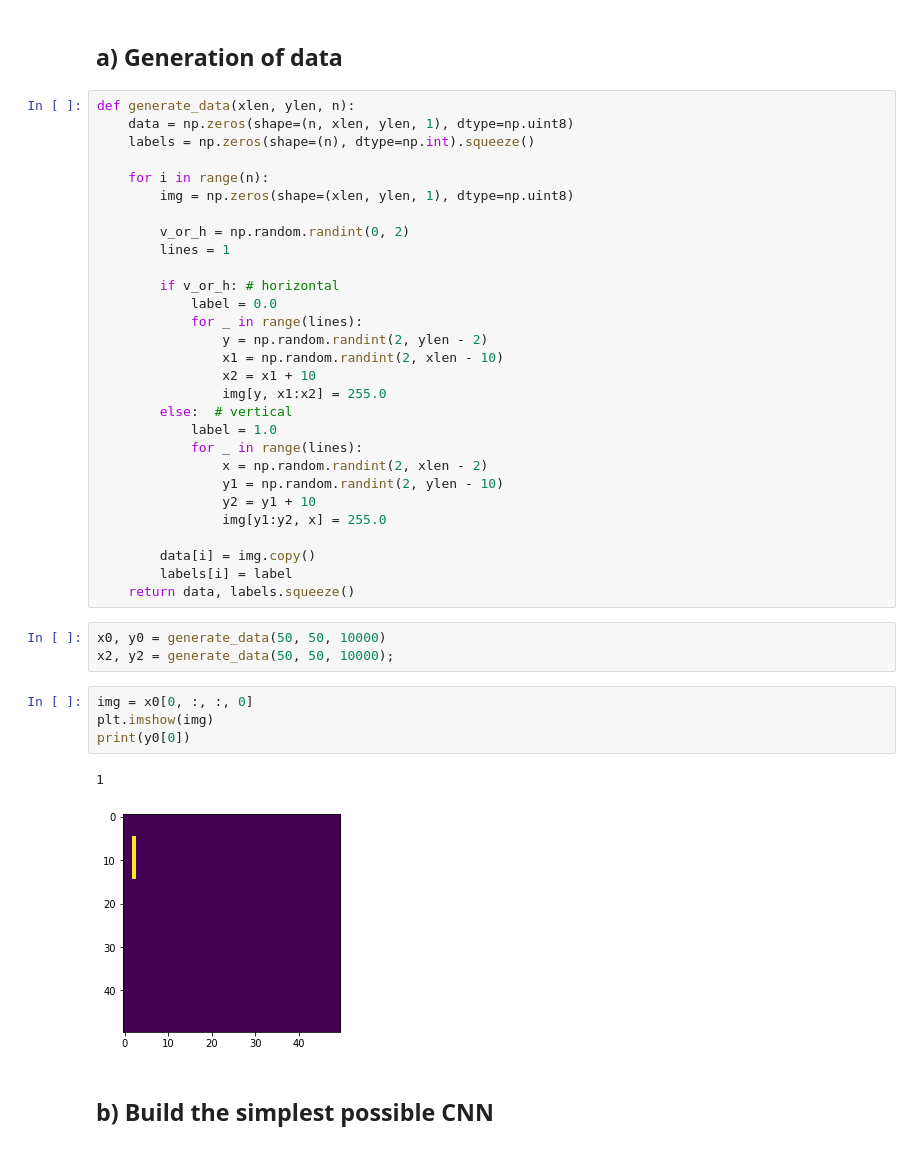
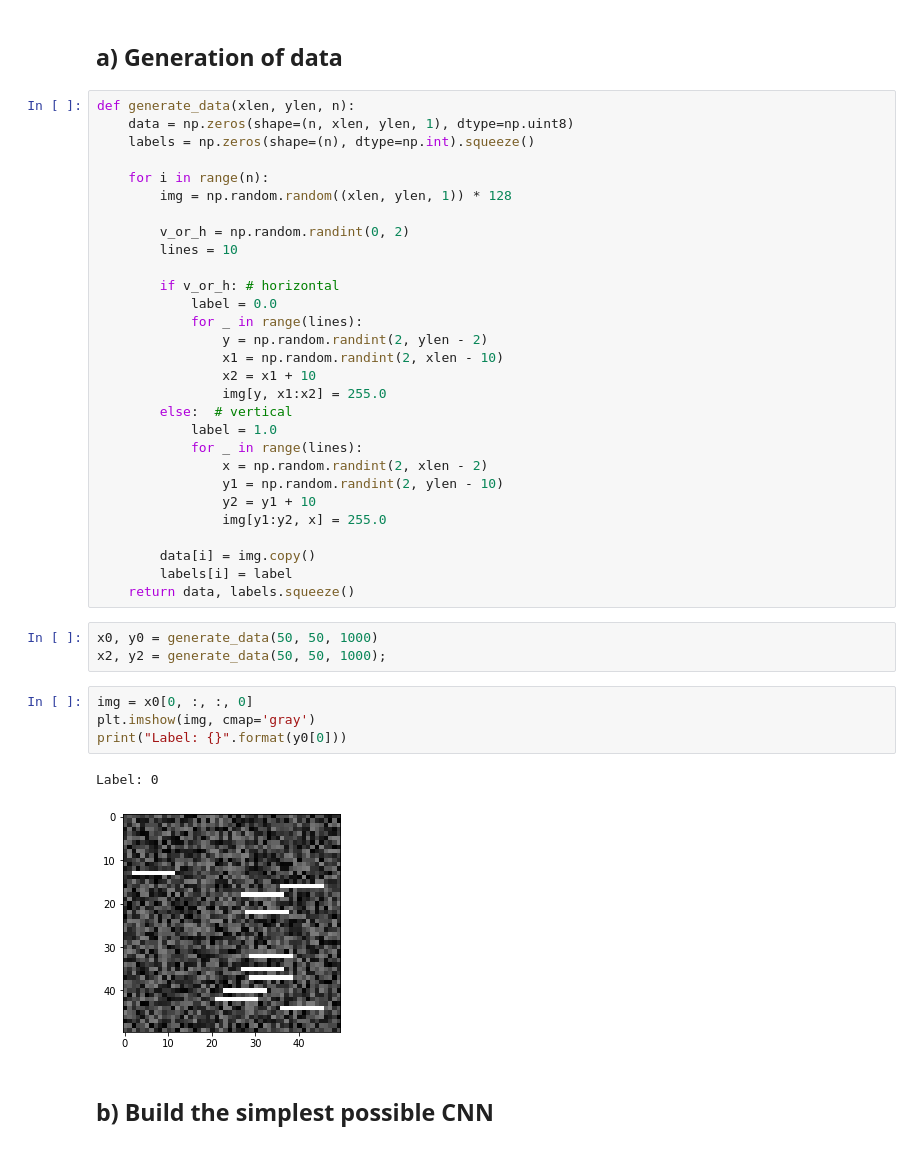
Before and after one commit to hekrause/htwg_mldl, a Jupyter notebook: Uebungen/Uebung06/Notebooks/CNN.ipynb, the cells around one changed output. Saved outputs shown, nothing was run; the diff lists cells and outputs as text.

```diff
--- a/Uebungen/Uebung06/Notebooks/CNN.ipynb
+++ b/Uebungen/Uebung06/Notebooks/CNN.ipynb
@@ -18,10 +20,10 @@ def generate_data(xlen, ylen, n):
     labels = np.zeros(shape=(n), dtype=np.int).squeeze()
 
     for i in range(n):
-        img = np.zeros(shape=(xlen, ylen, 1), dtype=np.uint8)
+        img = np.random.random((xlen, ylen, 1)) * 128
 
         v_or_h = np.random.randint(0, 2)
-        lines = 1
+        lines = 10
 
         if v_or_h: # horizontal
             label = 0.0
@@ -42,15 +44,15 @@ def generate_data(xlen, ylen, n):
         labels[i] = label
     return data, labels.squeeze()
 # %%
-x0, y0 = generate_data(50, 50, 10000)
-x2, y2 = generate_data(50, 50, 10000);
+x0, y0 = generate_data(50, 50, 1000)
+x2, y2 = generate_data(50, 50, 1000);
 # %%
 img = x0[0, :, :, 0]
-plt.imshow(img)
-print(y0[0])
+plt.imshow(img, cmap='gray')
+print("Label: {}".format(y0[0]))
 # %% [output]
-1
+Label: 0
-[figure, old version]
+[figure, new version]
 # %% [markdown]
 ## b) Build the simplest possible CNN
 # %%
```
Also changed, not shown: parts of 12 cells of this notebook, 23 other files.
